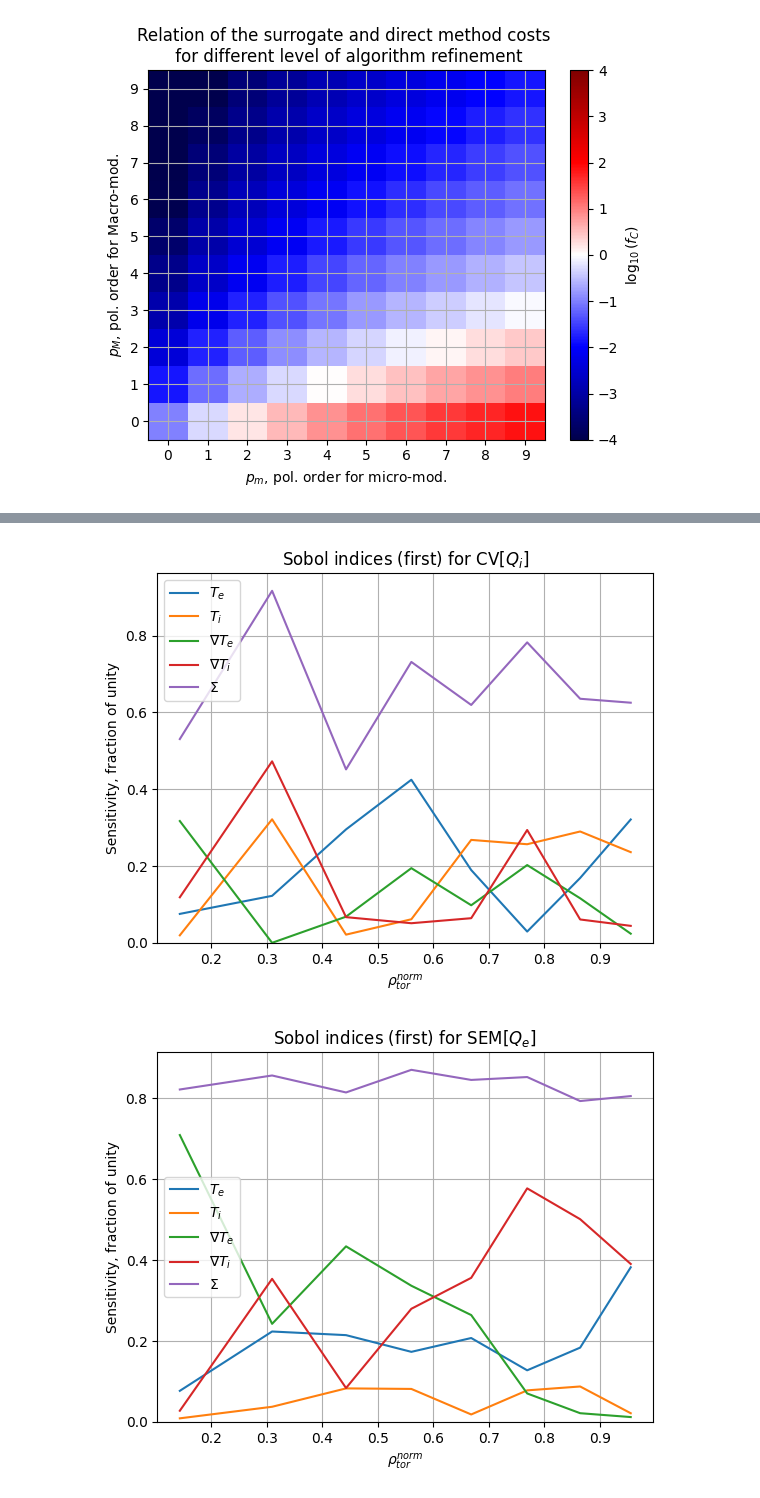
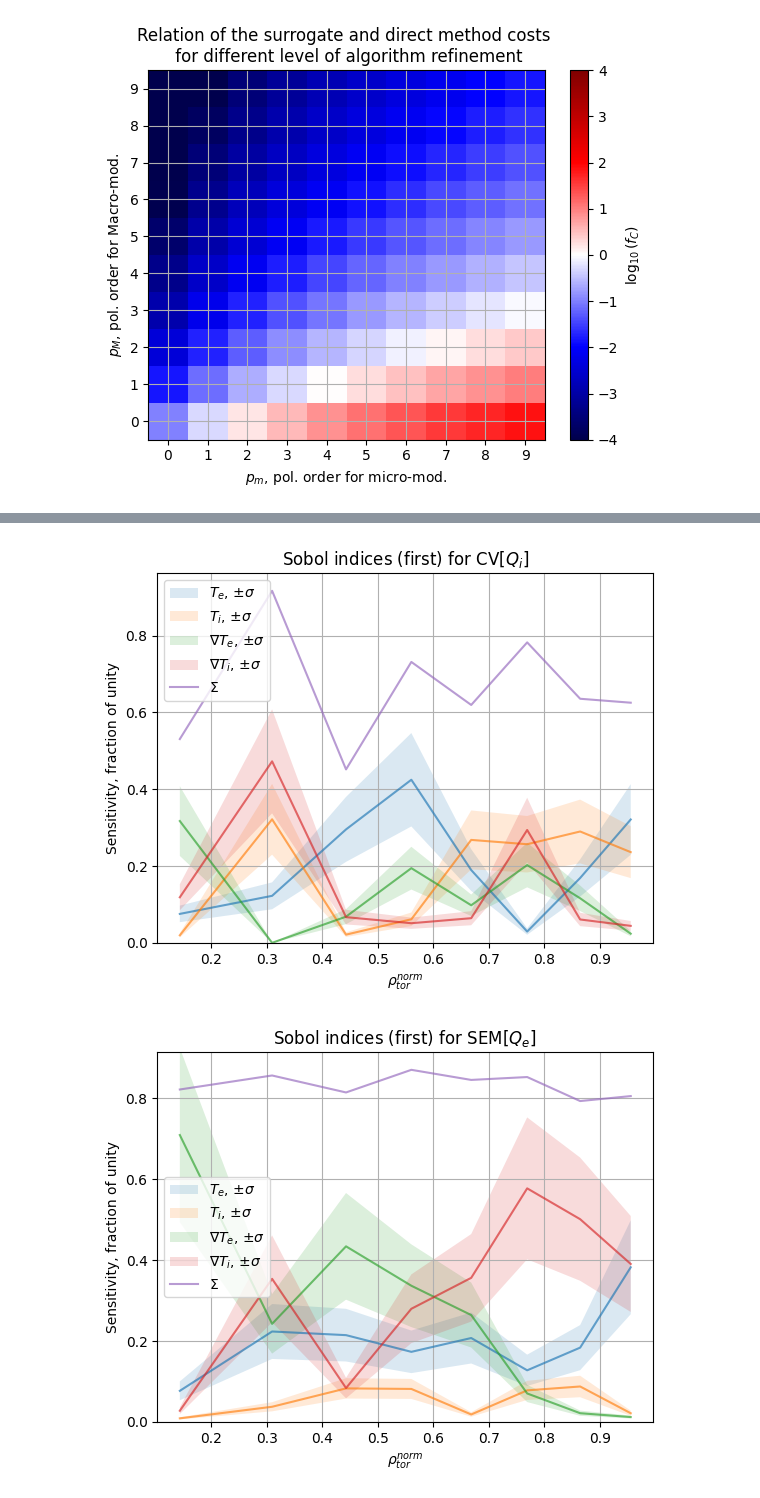
Before and after one commit to vecma-ipp/MFW, a Jupyter notebook: uq/basicda/surrogate_scans.ipynb, the cells around one changed output, grey strips where cells are left out. Drawn from its saved outputs; the diff is of its cells as text; code cells hidden in the pictures.

```diff
--- a/uq/basicda/surrogate_scans.ipynb
+++ b/uq/basicda/surrogate_scans.ipynb
@@ -376,14 +383,16 @@ from muscle_utils.utils import plot_state_conv
 
 # C) srRMSE2
 filenames = [
-    'retr_algo_conv_eqmetr_eqdata_srrmse2',
+    #'retr_algo_conv_eqmetr_eqdata_srrmse2',
     'retr_algo_conv_eqmetr_eqdata_srrmse2_2',
-    'retr_algo_conv_eqmetr_eqdata_srrmse2_3',
+    #'retr_algo_conv_eqmetr_eqdata_srrmse2_3',
+    'retr_algo_conv_eqmetr_eqdata_srrmse2_4',
     ]
 labels = [
-    'data and metric w/o eq.',
-    'data and metric w/o eq., repeat', #, repeat'
-    'data and metric w/o eq., correct equilibrium and data update',
+    #'data and metric w/o eq.',
+    'c.p. update', #'data and metric w/o eq., c.p. update', #, repeat'
+    #'data and metric w/o eq., c.p.+eq upadte, data expanded',
+    'c.p.+eq. update', # 'data and metric w/o eq., c.p.+eq. update',
      ]
 
 data_df_list = []
@@ -391,5 +400,5 @@ data_df_list = []
 for filename in filenames:
     data_df_list.append(pd.read_csv(f"{filename}.csv"))
 
-plot_state_conv(data_df_list, filenames[0], normalised=False, label_sufixes=labels)
+plot_state_conv(data_df_list, filenames[0], normalised=False, label_sufixes=labels, max_iter=7, lowlim=1E-13)
 # %% [output]
@@ -1545,10 +1554,18 @@ qois = ['te_transp.flux', 'ti_transp.flux']
 # B) Time-trace-analysed outputs
 qois = ['te_transp_flux', 'te_transp_flux_std', 'ti_transp_flux_cv', 'te_transp_flux_stem', 'te_transp_flux_relstem', 'ti_transp_flux', 'ti_transp_flux_std', 'ti_transp_flux_cv', 'ti_transp_flux_stem', 'ti_transp_flux_relstem', 'ti_transp_flux_acn', 'te_transp_flux_acn']
 
-
 sobol_type = 'sobols_first'
 sobol_err_type = 'conf_sobols_total'
 
+def sobol_err_func(n):
+    std = np.sqrt(2/(n-1))
+    return std
+
+def std_err_func(n):
+    std = np.sqrt(1/(2*(n-1)))
+    return std
+
+std_factor = 1.0
 
 sobols = {}
 stats = {}
@@ -1558,11 +1575,23 @@ xs = np.array(ft_coords)
 # Plotting the coefficient of variation for Qe,i
 fig_st,ax_st = plt.subplots()
 
+alpha_t = 0.66
+
 for qoi in qois:
 
     fig_sob,ax_sob = plt.subplots()
 
     sobols[qoi] = {}
+    stats[qoi] = {}
+
+    stats[qoi]['mean'] = np.zeros(nfts)
+    stats[qoi]['std'] = np.zeros(nfts)
+    stats[qoi]['cov'] = np.zeros(nfts)
+
+    for nft in range(nfts):
+        stats[qoi]['mean'][nft] = data[f"ft{nft}"]['statistical_moments'][qoi]['mean'][0]
+        stats[qoi]['std'][nft]  = data[f"ft{nft}"]['statistical_moments'][qoi]['std'][0]
+        stats[qoi]['cov'][nft]  = stats[qoi]['std'][nft] / stats[qoi]['mean'][nft]
 
     qoi_plotname = qoi.replace('_','.')
 
@@ -1587,18 +1616,26 @@ for qoi in qois:
         ax_sob.plot(xs,
                     sobols[qoi][input][sobol_type] ,
                     #label=f"$S_{{{qoi_plotname}}}^{{{input}}}$"
-                    label=lookup_names_short[input],
+                    #label=lookup_names_short[input],
+                    alpha=alpha_t,
                     )
 
-    stats[qoi] = {}
-    stats[qoi]['mean'] = np.zeros(nfts)
-    stats[qoi]['std'] = np.zeros(nfts)
-    stats[qoi]['cov'] = np.zeros(nfts)
+        sobol_err = sobol_err_func(data[f"ft{nft}"]['statistical_moments'][f"{'_'.join(qoi.split('_')[0:3])}_acn"]['mean'][0])
 
-    for nft in range(nfts):
-        stats[qoi]['mean'][nft] = data[f"ft{nft}"]['statistical_moments'][qoi]['mean'][0]
-        stats[qoi]['std'][nft]  = data[f"ft{nft}"]['statistical_moments'][qoi]['std'][0]
-        stats[qoi]['cov'][nft]  = stats[qoi]['std'][nft] / stats[qoi]['mean'][nft]
+        ax_sob.fill_between(xs,
+                            sobols[qoi][input][sobol_type] - std_factor*sobol_err*abs(sobols[qoi][input][sobol_type] ),
+                            sobols[qoi][input][sobol_type] + std_factor*sobol_err*abs(sobols[qoi][input][sobol_type] ),
+                            alpha=0.25*alpha_t,
+                            label=f"{lookup_names_short[input]}, $\pm \\sigma$",
+                            )
+
+        # ax_sob.errorbar(xs,
+        #                 sobols[qoi][input][sobol_type],
+        #                 std_factor*sobol_err*abs(sobols[qoi][input][sobol_type]),
+        #                 alpha=0.75*alpha_t,
+        #                 label=f"{lookup_names_short[input]}, $\pm \\sigma$",
+        #                 capsize=3,
+        #                 )
 
     # computing sums of sobol indices
     sobols[qoi]['sum'] = np.array([ sum([ sobols[qoi][input][sobol_type][nft] for input in inputs ]) for nft in range(nfts) ])
@@ -1606,7 +1643,11 @@ for qoi in qois:
     # for nft in range(nfts):
     #     for input in inputs:
     #         sobols[qoi]['sum'][nft] += sobols[qoi][input][sobol_type][nft]
-    ax_sob.plot(xs, sobols[qoi]['sum'], label=f"$\Sigma$")
+    ax_sob.plot(xs,
+                sobols[qoi]['sum'],
+                label=f"$\Sigma$",
+                alpha=alpha_t,
+                )
 
     ax_sob.legend(loc='best')
     #ax_sob.set_xlabel(f"Flux tube number")
@@ -1620,7 +1661,8 @@ for qoi in qois:
     # Plotting the coefficient of variation for Qe,i
     ax_st.plot(xs,
                stats[qoi]['cov'],
-               label=f"$CV_{{{qoi_plotname}}}$"
+               label=f"$CV_{{{qoi_plotname}}}$",
+                alpha=alpha_t,
                )
     ax_st.legend(loc='best')
     #ax_st.set_xlabel(f"Flux tube number")
@@ -1636,2 +1678,2 @@ for qoi in qois:
-[figure, old version]
+[figure, new version]
-[figure, old version]
+[figure, new version]
```
Also changed, not shown: parts of 5 cells of this notebook.
